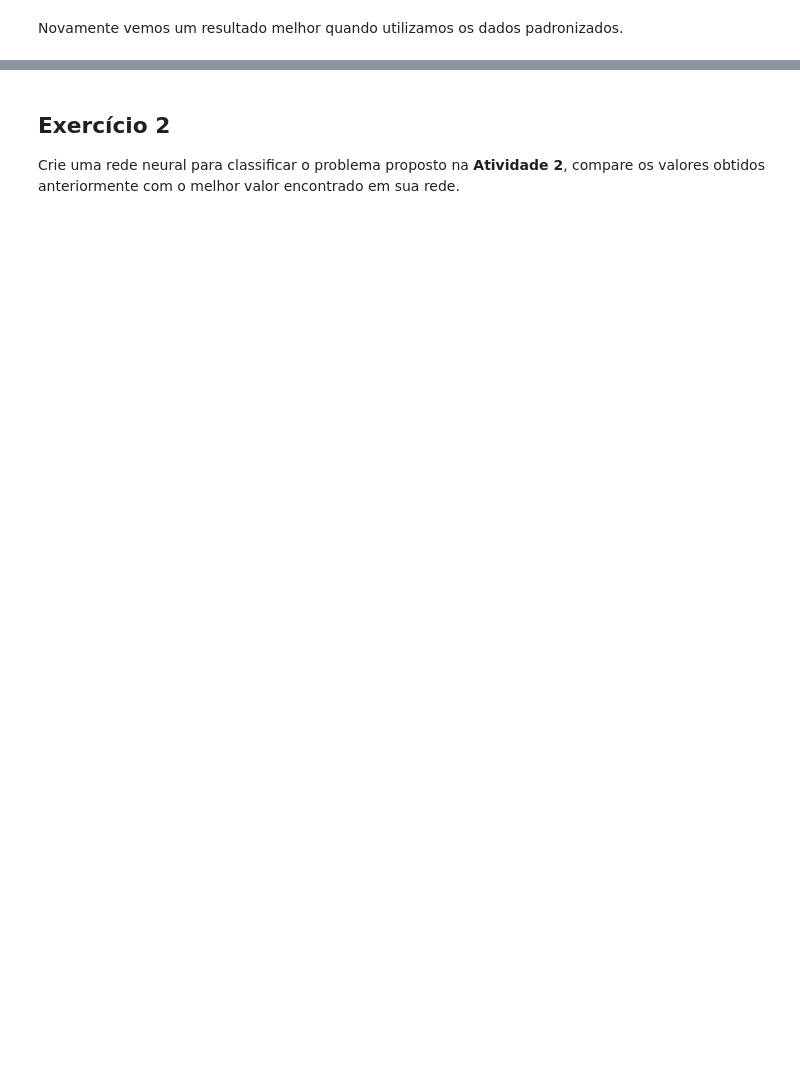
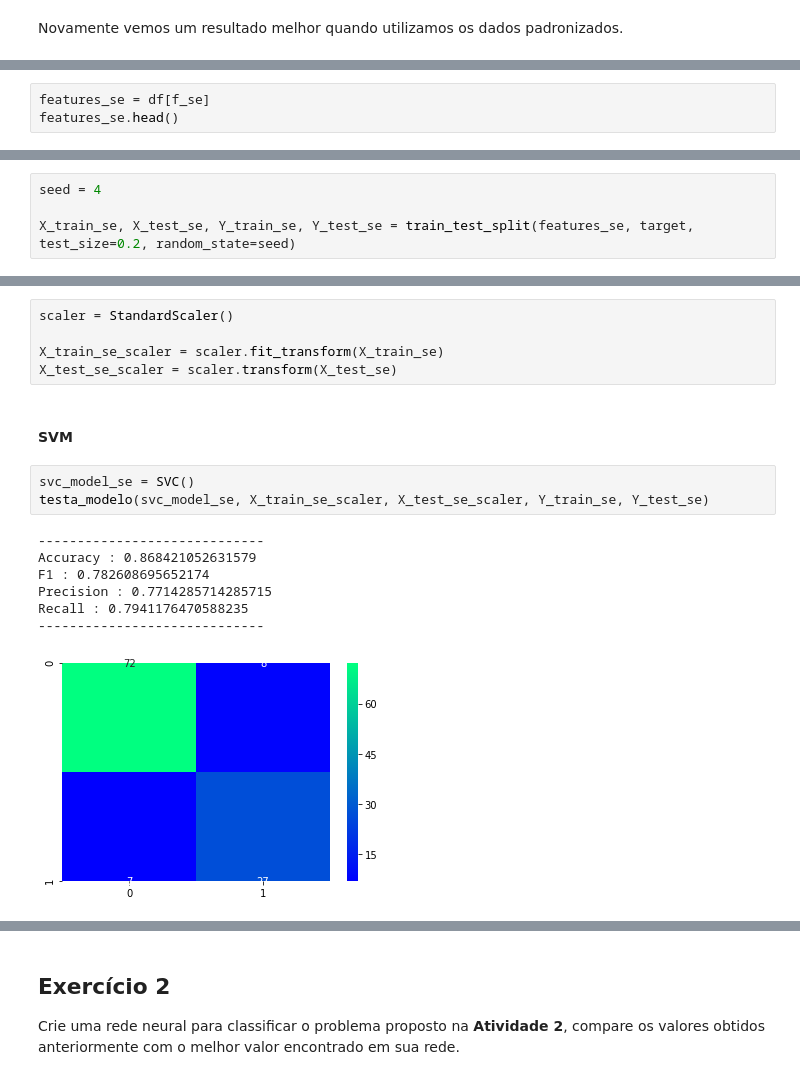
Before and after one commit to pgiaeinstein/cnn, a Jupyter notebook: Atividade2.ipynb, the cells around one changed output, grey strips where cells are left out. Cells and saved outputs as stored; diff of their text form; blank space fills up the shorter version.

```diff
--- a/Atividade2.ipynb
+++ b/Atividade2.ipynb
@@ -325,0 +579,3 @@ Novamente vemos um resultado melhor quando utilizamos os dados padronizados.
+# %%
+features_se = df[f_se]
+features_se.head()
@@ -325,0 +612,4 @@ Novamente vemos um resultado melhor quando utilizamos os dados padronizados.
+# %%
+seed = 4
+
+X_train_se, X_test_se, Y_train_se, Y_test_se = train_test_split(features_se, target, test_size=0.2, random_state=seed)
@@ -325,0 +674,18 @@ Novamente vemos um resultado melhor quando utilizamos os dados padronizados.
+# %%
+scaler = StandardScaler()
+
+X_train_se_scaler = scaler.fit_transform(X_train_se)
+X_test_se_scaler = scaler.transform(X_test_se)
+# %% [markdown]
+#### SVM
+# %%
+svc_model_se = SVC()
+testa_modelo(svc_model_se, X_train_se_scaler, X_test_se_scaler, Y_train_se, Y_test_se)
+# %% [output]
+-----------------------------
+Accuracy : 0.868421052631579
+F1 : 0.782608695652174
+Precision : 0.7714285714285715
+Recall : 0.7941176470588235
+-----------------------------
+[figure, added]
```
Also changed, not shown: parts of 64 cells of this notebook.
